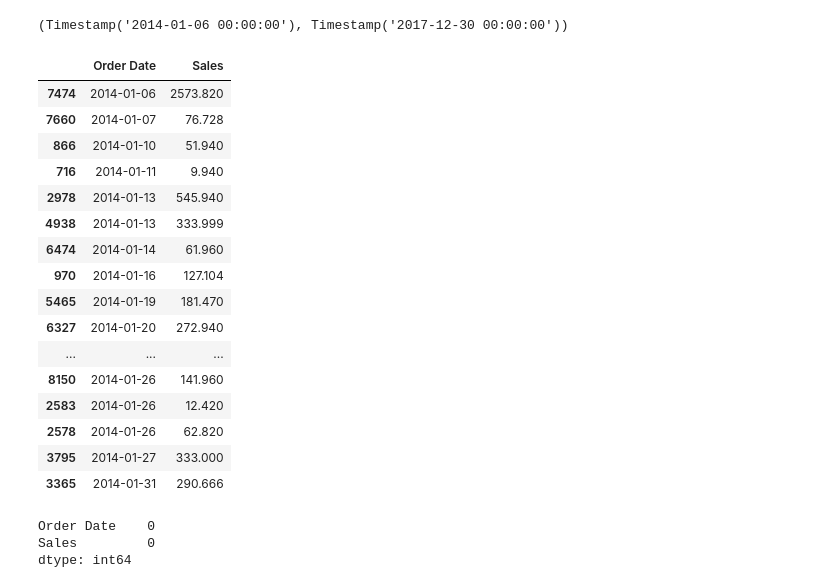
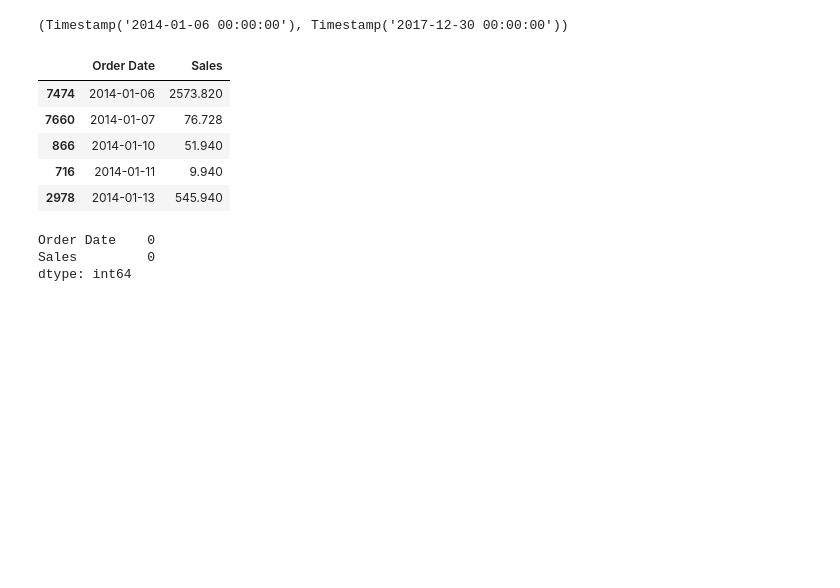
Before and after one commit to kbakande/Machine-Learning-Fundamentals-in-the-making-, a Jupyter notebook: Exploratory_Data_Analysis.ipynb, the cells around one changed output. Cells and saved outputs as stored; diff of their text form; code cells hidden in the pictures; blank space fills up the shorter version.

```diff
--- a/Exploratory_Data_Analysis.ipynb
+++ b/Exploratory_Data_Analysis.ipynb
@@ -86,25 +86,14 @@ cols = ['Row ID', 'Order ID', 'Ship Date', 'Ship Mode', 'Customer ID', 'Customer
 df_furniture.drop(cols, axis=1, inplace=True)
 df_furniture = df_furniture.sort_values('Order Date')
 # %%
-df_furniture.head(20)
+df_furniture.head(5)
 # %% [output]
 |  | Order Date | Sales |
 | 7474 | 2014-01-06 | 2573.820 |
 | 7660 | 2014-01-07 | 76.728 |
 | 866 | 2014-01-10 | 51.940 |
 | 716 | 2014-01-11 | 9.940 |
 | 2978 | 2014-01-13 | 545.940 |
-| 4938 | 2014-01-13 | 333.999 |
-| 6474 | 2014-01-14 | 61.960 |
-| 970 | 2014-01-16 | 127.104 |
-| 5465 | 2014-01-19 | 181.470 |
-| 6327 | 2014-01-20 | 272.940 |
-| ... | ... | ... |
-| 8150 | 2014-01-26 | 141.960 |
-| 2583 | 2014-01-26 | 12.420 |
-| 2578 | 2014-01-26 | 62.820 |
-| 3795 | 2014-01-27 | 333.000 |
-| 3365 | 2014-01-31 | 290.666 |
 # %%
 #check for null entries
 df_furniture.isnull().sum()
```
Also changed, not shown: parts of 14 cells of this notebook.
